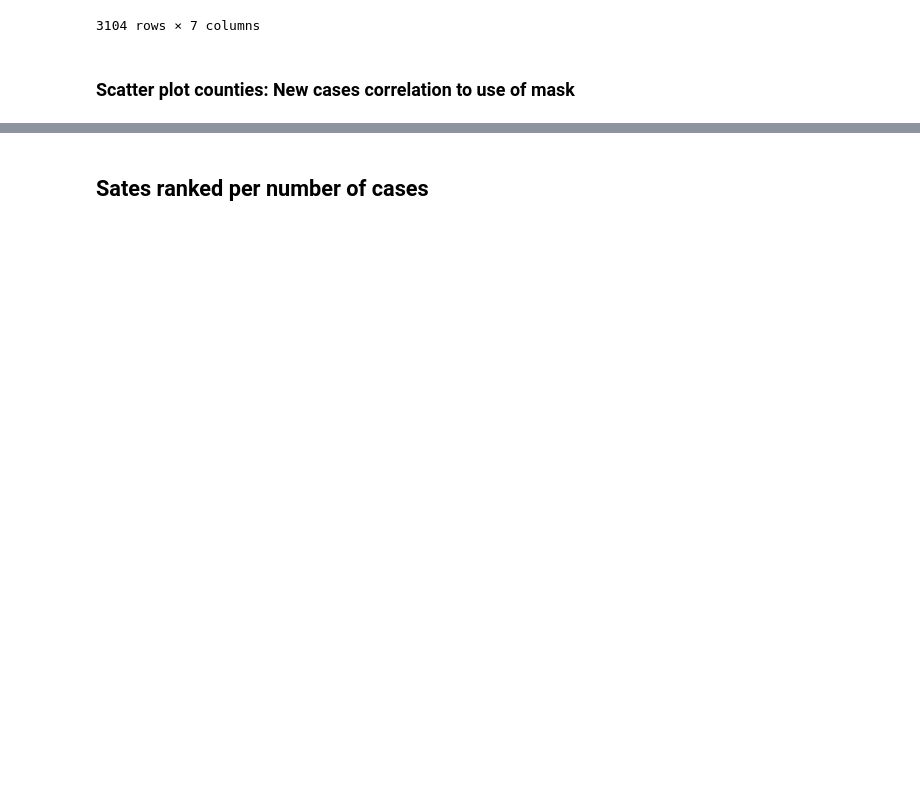
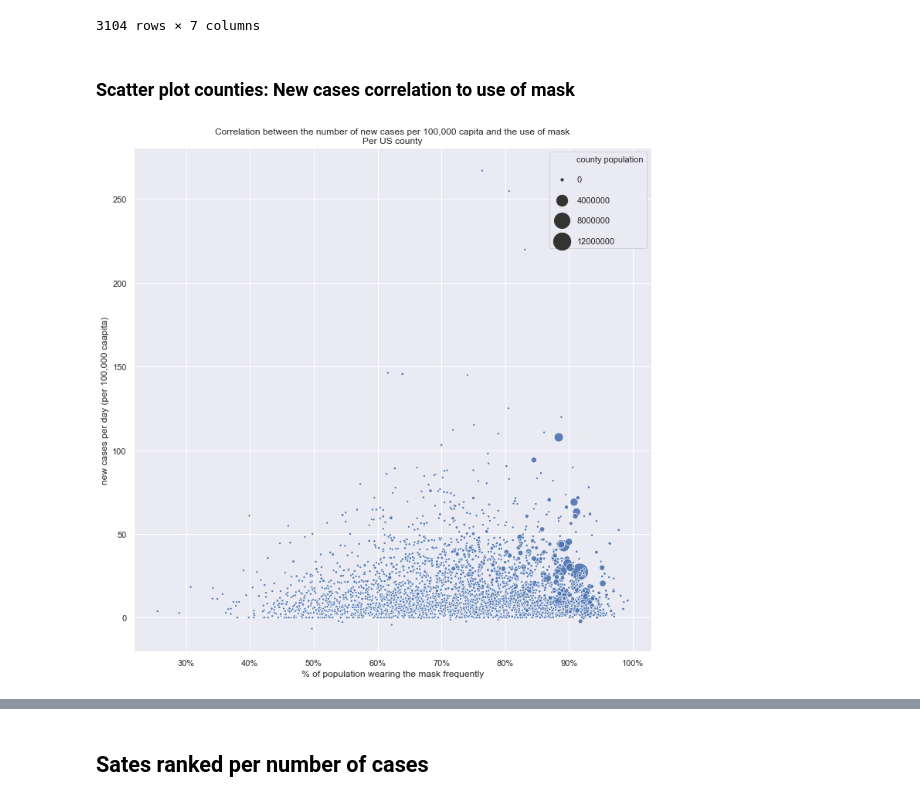
Before and after one commit to mtlberri/covid-19-data, a Jupyter notebook: covid-study.ipynb, the cells around one changed output, grey strips where cells are left out. Saved outputs shown, nothing was run; the diff lists cells and outputs as text; code cells hidden in the pictures; blank space fills up the shorter version.

```diff
--- a/covid-study.ipynb
+++ b/covid-study.ipynb
@@ -359,0 +361,19 @@ dfm3
+# %%
+# Scatter plot and correlation study
+def myScatterPlot(df, save_name=None):
+    """Scatter plot for covid mask use study"""
+    fig, ax = plt.subplots(figsize=(12, 12))
+    sns.scatterplot(x='mask_use', y='new_cases', size='county population', sizes=(10, 500),
+                    data=df, ax=ax, alpha=0.9)
+    ax.get_xaxis().set_major_formatter(matplotlib.ticker.PercentFormatter())
+    ax.get_xaxis().set_label_text('% of population wearing the mask frequently')
+    ax.get_yaxis().set_label_text('new cases per day (per 100,000 caapita)')
+    ax.legend(labelspacing=1.5)
+    ax.set_title('Correlation between the number of new cases per 100,000 capita and the use of mask'\
+                 '\nPer US county')
+    if save_name:
+        ax.get_figure().savefig('output_visuals/' + save_name, dpi=300)
+# %%
+myScatterPlot(df=dfm3)
+# %% [output]
+[figure, added]
```
Also changed, not shown: parts of 17 cells of this notebook, 3 other files.
